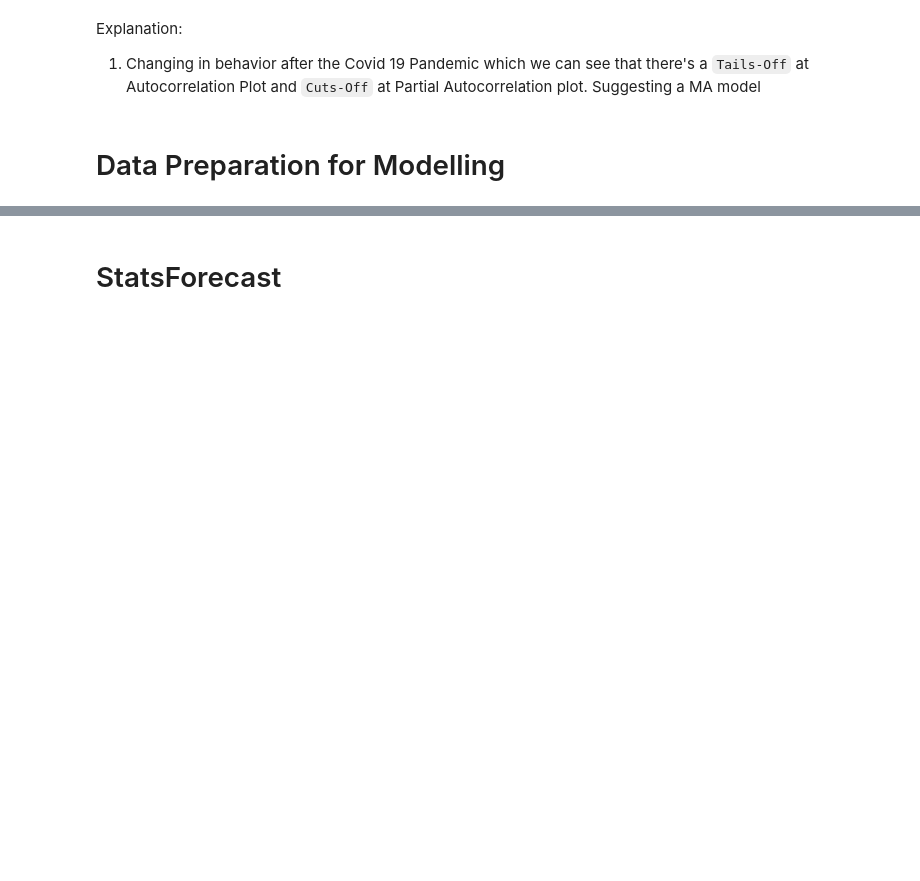
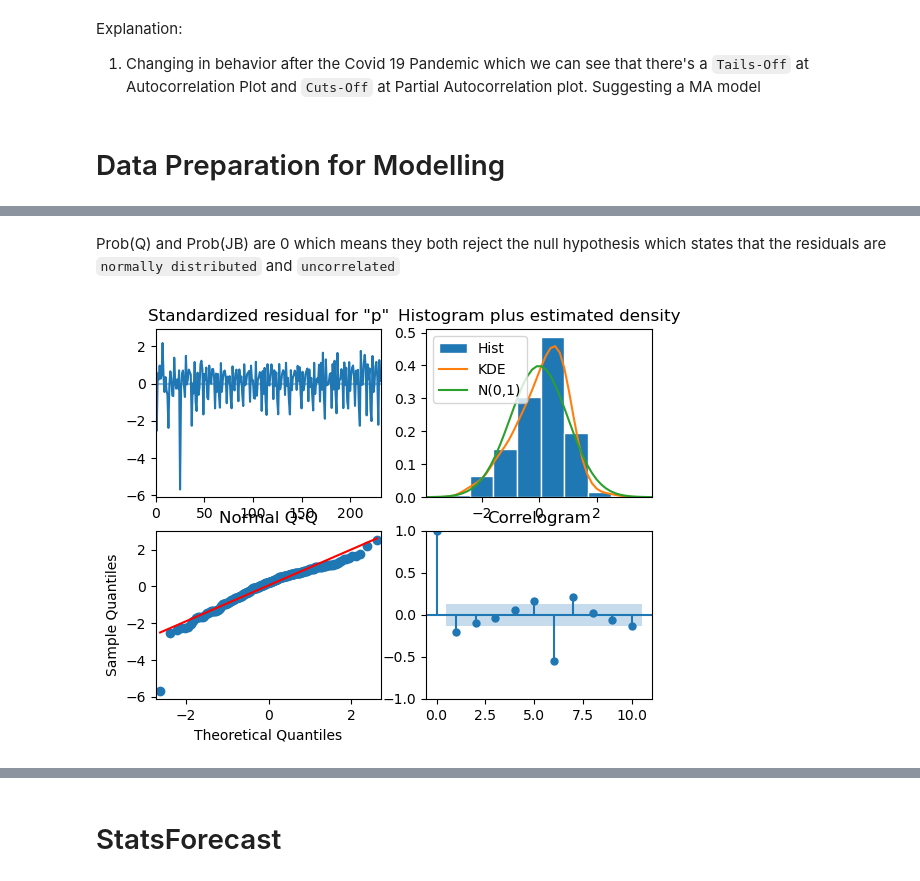
Before and after one commit to marcellinus-witarsah/us-air-passenger-forecast, a Jupyter notebook: notebooks/02-modelling-20240113.ipynb, the cells around one changed output, grey strips where cells are left out. Cells and saved outputs as stored; diff of their text form; code cells hidden in the pictures; blank space fills up the shorter version.

```diff
--- a/notebooks/02-modelling-20240113.ipynb
+++ b/notebooks/02-modelling-20240113.ipynb
@@ -215,0 +290,7 @@ See the caveats in the documentation: https://pandas.pydata.org/pandas-docs/stab
+# %% [markdown]
+Prob(Q) and Prob(JB) are 0 which means they both reject the null hypothesis which states that the residuals are `normally distributed` and `uncorrelated`
+# %%
+results.plot_diagnostics()
+plt.show()
+# %% [output]
+[figure, added]
```
Also changed, not shown: parts of 28 cells of this notebook.
